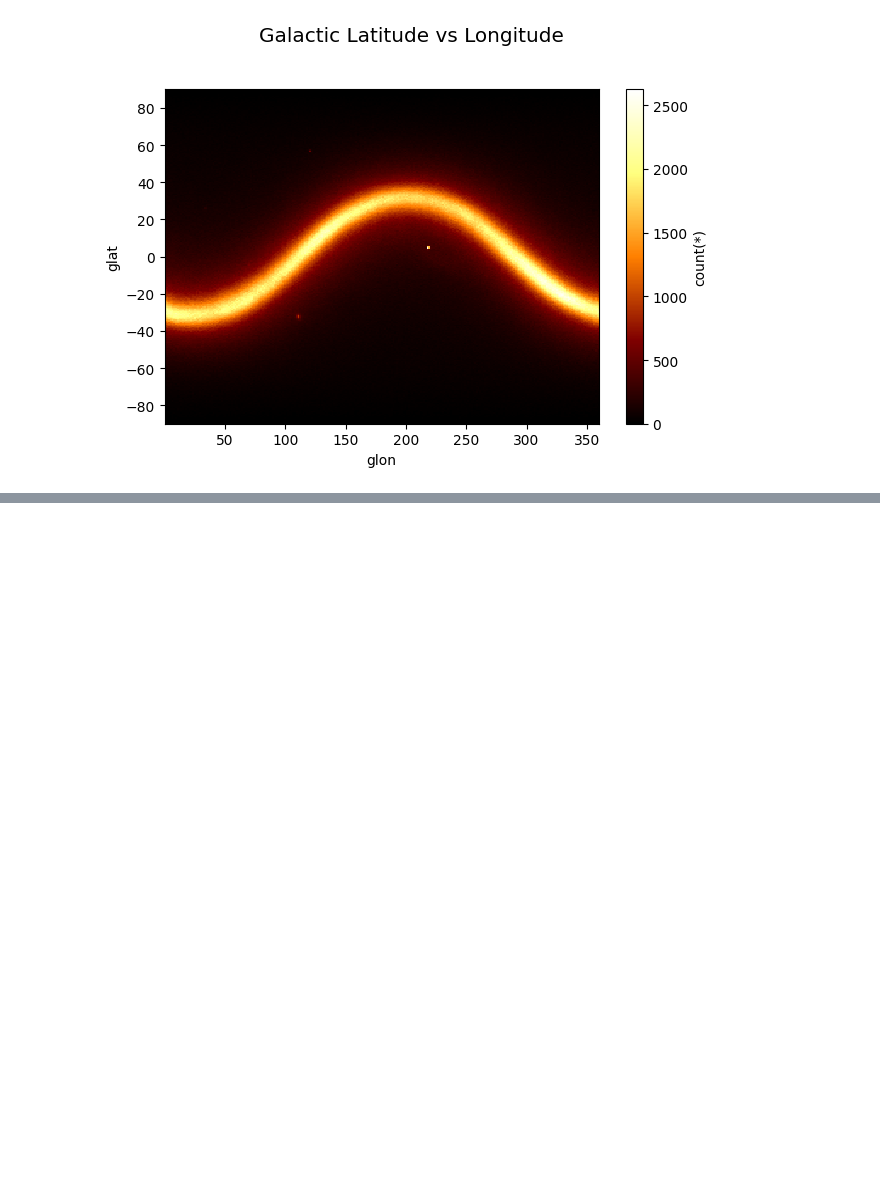
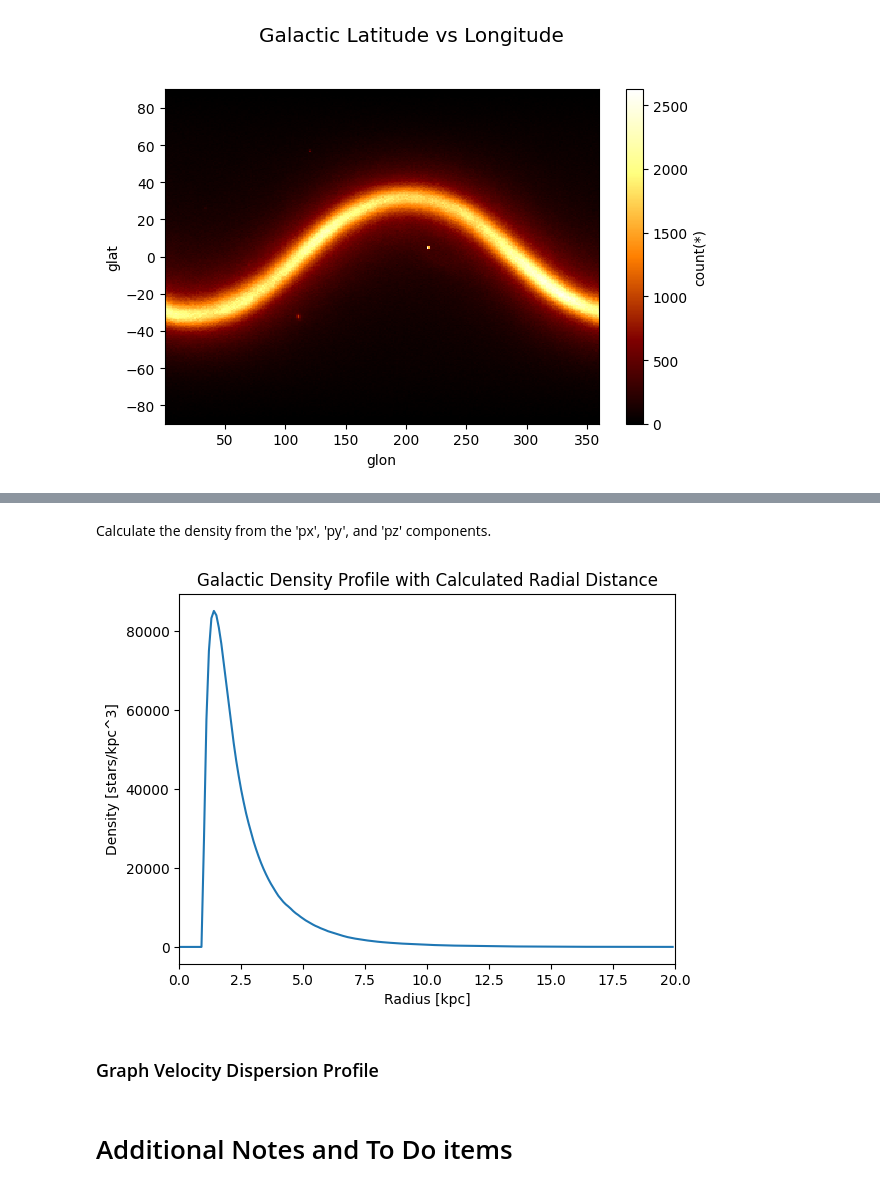
Before and after one commit to aeden2019/ananke_vera_rubin, a Jupyter notebook: vera_rubin.ipynb, the cells around one changed output, grey strips where cells are left out. Drawn from its saved outputs; the diff is of its cells as text; code cells hidden in the pictures; blank space fills up the shorter version.

```diff
--- a/vera_rubin.ipynb
+++ b/vera_rubin.ipynb
@@ -455,0 +436,31 @@ For Flatiron:
+# %% [markdown]
+Calculate the density from the 'px', 'py', and 'pz' components.
+# %%
+# Plot density (# stars) vs distance (galactic center or heliocenter)
+import numpy
+
+# Define the bin edges
+rmin = 0  # minimum radius
+rmax = 20  # maximum radius
+bins = 200  # number of bins
+
+# Compute radial distance
+radial = numpy.sqrt((df['px'].values)**2 + (df['py'].values)**2 + (df['pz'].values)**2)
+
+# Compute the density profile
+counts, edges = np.histogram(radial, bins=bins, range=(rmin, rmax))
+volume = 4.0/3.0 * np.pi * (np.power(edges[1:], 3) - np.power(edges[:-1], 3))
+density = counts / volume
+
+# Plot the density profile
+fig, ax = plt.subplots()
+ax.plot(edges[:-1], density)
+ax.set_xlabel('Radius [kpc]')
+ax.set_ylabel('Density [stars/kpc^3]')
+ax.set_xlim(rmin, rmax)
+plt.title('Galactic Density Profile with Calculated Radial Distance')
+plt.show()
+# %% [output]
+[figure, added]
+# %% [markdown]
+### Graph Velocity Dispersion Profile
@@ -455,0 +473,2 @@ For Flatiron:
+# %% [markdown]
+# Additional Notes and To Do items
```
Also changed, not shown: parts of 33 cells of this notebook.
